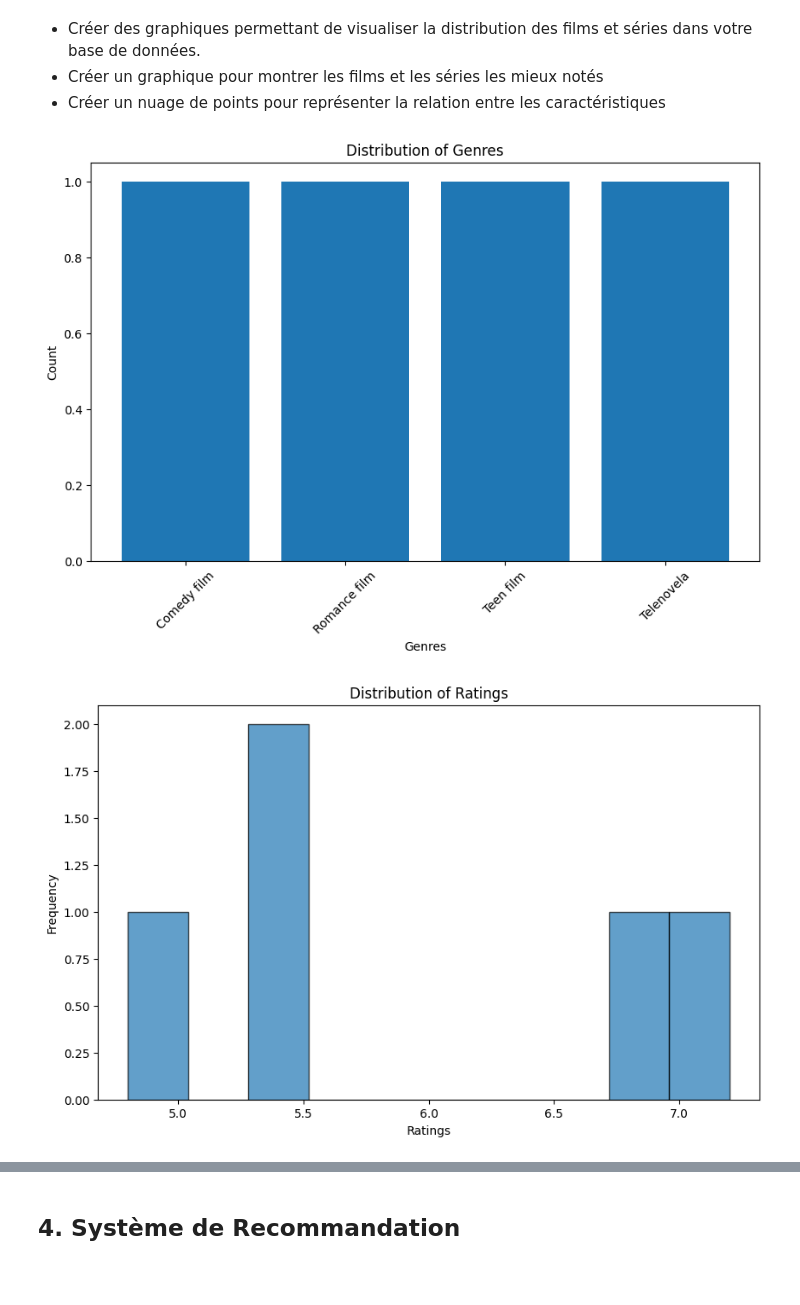
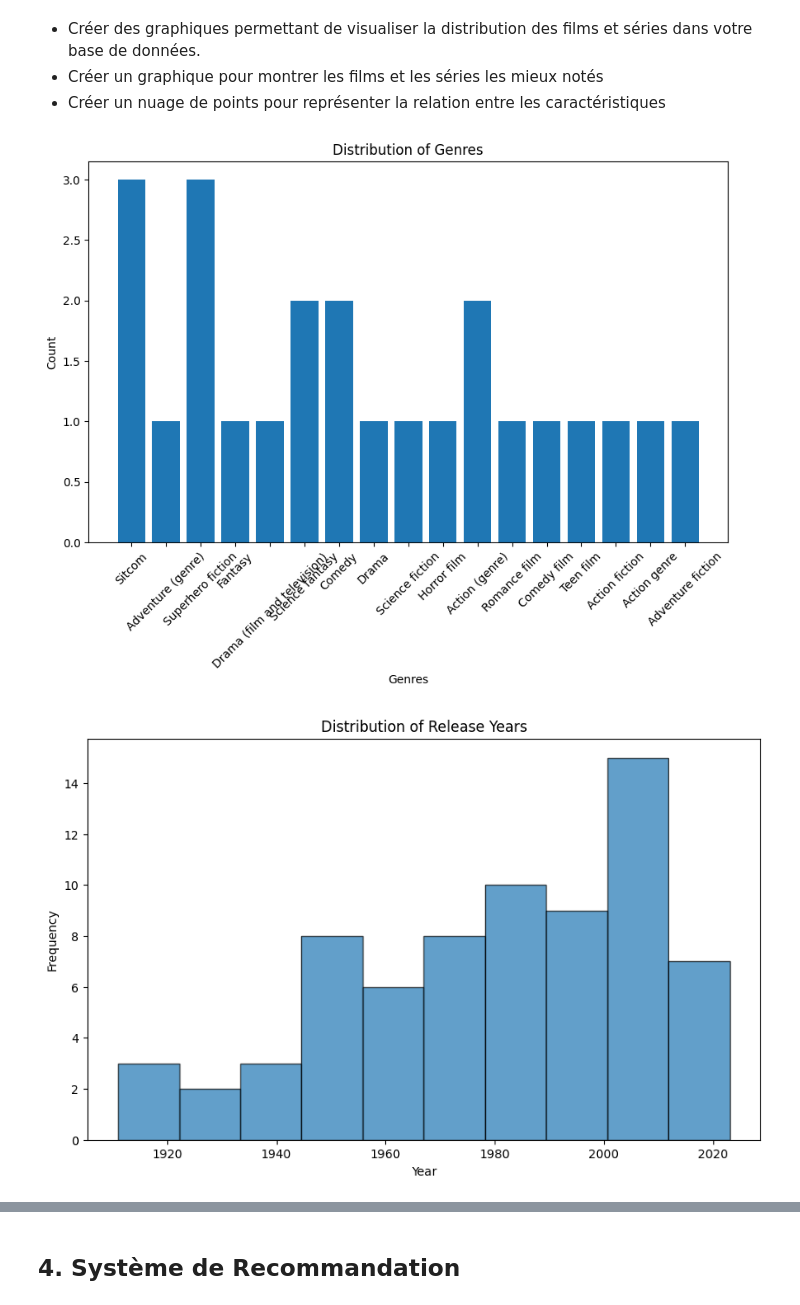
Before and after one commit to NimaNIKOOKAR/Web_Semantique_project, a Jupyter notebook: Mini_Projet.ipynb, the cells around one changed output, grey strips where cells are left out. Drawn from its saved outputs; the diff is of its cells as text; code cells hidden in the pictures; blank space fills up the shorter version.

```diff
--- a/Mini_Projet.ipynb
+++ b/Mini_Projet.ipynb
@@ -156,7 +117,7 @@ Nettoyez et traitez les données extraites pour supprimer les doublons, gérer l
 # Step 2: Preprocess the RDF graph
 def preprocess_data(graph):
     """
-    Clean and normalize the RDF graph by removing duplicates and entries with empty ratings.
+    Clean and normalize the RDF graph by removing duplicates, handling missing values, and normalizing literals.
 
     Parameters:
         graph (Graph): The RDF graph to clean.
@@ -166,12 +127,13 @@ def preprocess_data(graph):
     """
     cleaned_graph = Graph()
     for s, p, o in graph:
-        # Remove triples with empty or invalid ratings
-        if p == RDF_NAMESPACE.rating:
-            try:
-                float(o)  # Ensure rating is a valid number
-            except ValueError:
-                continue
+        # Skip triples with missing or empty literals
+        if isinstance(o, Literal) and not o.strip():
+            continue
+        # Normalize literals to lowercase for uniformity
+        if isinstance(o, Literal):
+            o = Literal(str(o).strip().lower())
+        # Add unique triples to the cleaned graph
         if (s, p, o) not in cleaned_graph:
             cleaned_graph.add((s, p, o))
     return cleaned_graph
@@ -185,10 +147,10 @@ graph = preprocess_data(graph)
 - Créer un nuage de points pour représenter la relation entre les caractéristiques
 # %%
 # Step 3: Exploratory Data Analysis
-# Visualize data distribution for genres and ratings
+# Visualize data distribution for genres and release dates
 def visualize_data(graph):
     """
-    Create bar and histogram visualizations for genres and ratings.
+    Create bar and histogram visualizations for genres and release dates.
 
     Parameters:
         graph (Graph): The RDF graph.
@@ -213,53 +175,52 @@ def visualize_data(graph):
     else:
         print("No genres available to visualize.")
 
-    # Histogram for ratings
-    ratings = []
-    for s, p, o in graph.triples((None, RDF_NAMESPACE.rating, None)):
+    # Histogram for release years
+    release_years = []
+    for s, p, o in graph.triples((None, RDF_NAMESPACE.releaseDate, None)):
         try:
-            ratings.append(float(o))
-        except (ValueError, TypeError):
-            # Log invalid ratings for debugging
-            print(f"Invalid rating for {s}: {o}")
+            year = int(str(o).split("-")[0])  # Extract the year
+            release_years.append(year)
+        except ValueError:
             continue
 
-    if ratings:
+    if release_years:
         plt.figure(figsize=(10, 6))
-        plt.hist(ratings, bins=10, alpha=0.7, edgecolor="black")
-        plt.title("Distribution of Ratings")
-        plt.xlabel("Ratings")
+        plt.hist(release_years, bins=10, alpha=0.7, edgecolor="black")
+        plt.title("Distribution of Release Years")
+        plt.xlabel("Year")
         plt.ylabel("Frequency")
         plt.show()
     else:
-        print("No valid ratings found to visualize.")
+        print("No valid release years found to visualize.")
 
 visualize_data(graph)
 
 # Step 3b: Visualize Graph with NetworkX
 def visualize_graph(graph):
     """
     Visualize the RDF graph using NetworkX.
 
     Parameters:
         graph (Graph): The RDF graph.
     """
     nx_graph = nx.Graph()
 
     for s, p, o in graph:
         nx_graph.add_edge(str(s), str(o), label=str(p))
 
     if nx_graph.number_of_nodes() > 0:
         plt.figure(figsize=(12, 8))
         pos = nx.spring_layout(nx_graph)
         nx.draw(nx_graph, pos, with_labels=True, node_size=500, font_size=8)
         edge_labels = nx.get_edge_attributes(nx_graph, 'label')
         nx.draw_networkx_edge_labels(nx_graph, pos, edge_labels=edge_labels, font_size=6)
         plt.title("Graph Visualization")
         plt.show()
     else:
         print("No data in graph to visualize.")
 
 visualize_graph(graph)
 # %% [output]
-[figure, old version]
+[figure, new version]
-[figure, old version]
+[figure, new version]
```
Also changed, not shown: parts of 6 cells of this notebook, 1 other file.
